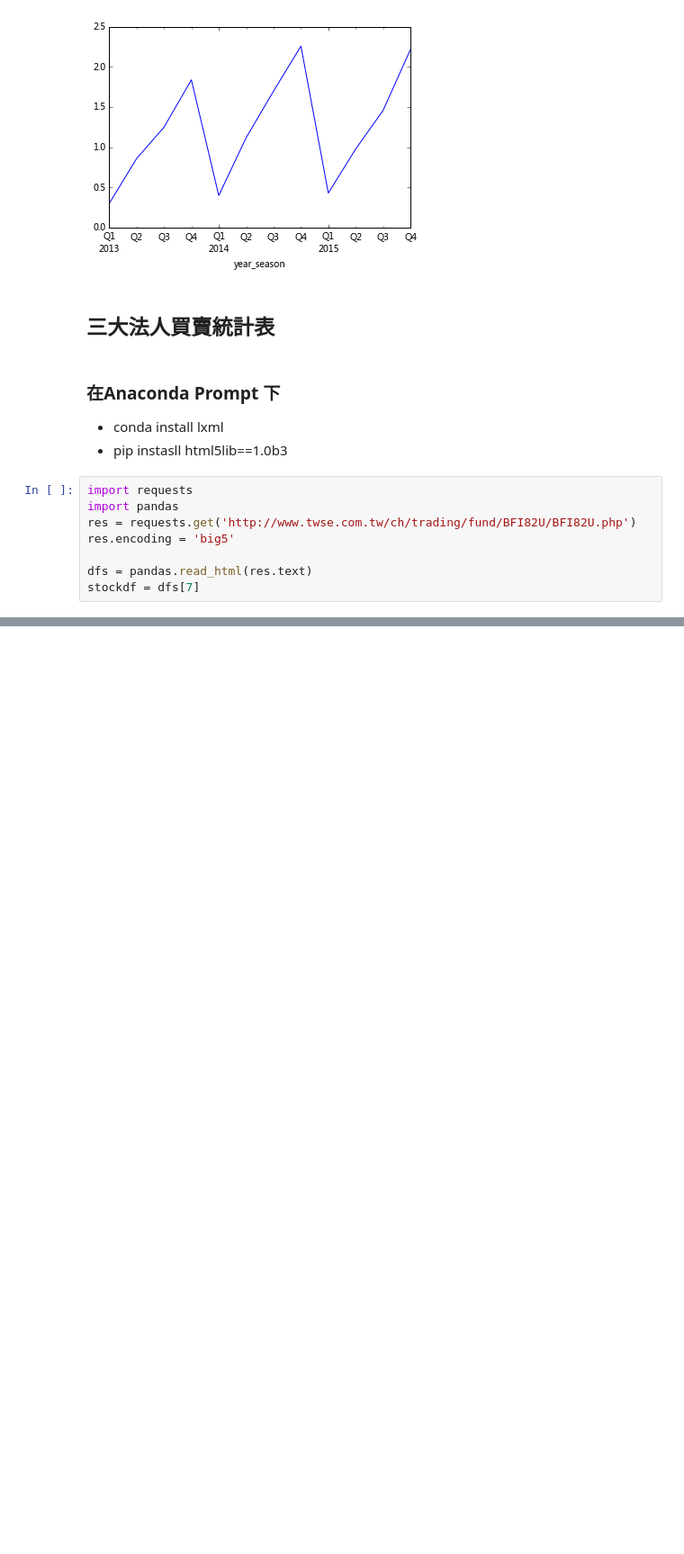
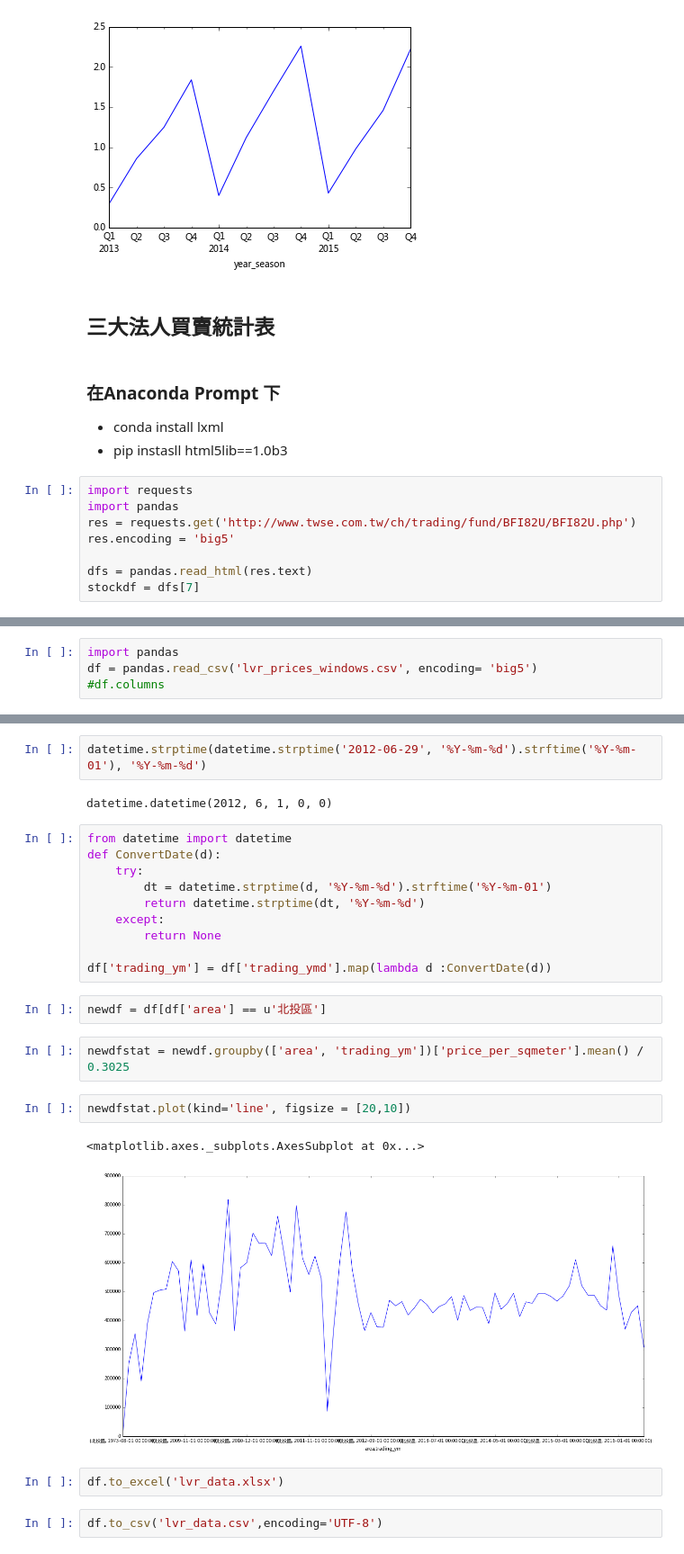
Before and after one commit to ywchiu/pyfintech2, a Jupyter notebook: 20161002DEMO.ipynb, the cells around one changed output, grey strips where cells are left out. Shown: that part at 90% size. Cells and saved outputs as stored; diff of their text form; blank space fills up the shorter version.

```diff
--- a/20161002DEMO.ipynb
+++ b/20161002DEMO.ipynb
@@ -460,0 +466,4 @@ stockdf = dfs[7]
+# %%
+import pandas
+df = pandas.read_csv('lvr_prices_windows.csv', encoding= 'big5')
+#df.columns
@@ -460,0 +510,27 @@ stockdf = dfs[7]
+# %%
+datetime.strptime(datetime.strptime('2012-06-29', '%Y-%m-%d').strftime('%Y-%m-01'), '%Y-%m-%d')
+# %% [output]
+datetime.datetime(2012, 6, 1, 0, 0)
+# %%
+from datetime import datetime
+def ConvertDate(d):
+    try:
+        dt = datetime.strptime(d, '%Y-%m-%d').strftime('%Y-%m-01')
+        return datetime.strptime(dt, '%Y-%m-%d')
+    except:
+        return None
+
+df['trading_ym'] = df['trading_ymd'].map(lambda d :ConvertDate(d))
+# %%
+newdf = df[df['area'] == u'北投區']
+# %%
+newdfstat = newdf.groupby(['area', 'trading_ym'])['price_per_sqmeter'].mean() / 0.3025
+# %%
+newdfstat.plot(kind='line', figsize = [20,10])
+# %% [output]
+<matplotlib.axes._subplots.AxesSubplot at 0x...>
+[figure, added]
+# %%
+df.to_excel('lvr_data.xlsx')
+# %%
+df.to_csv('lvr_data.csv',encoding='UTF-8')
```
Also changed, not shown: parts of 10 cells of this notebook.
